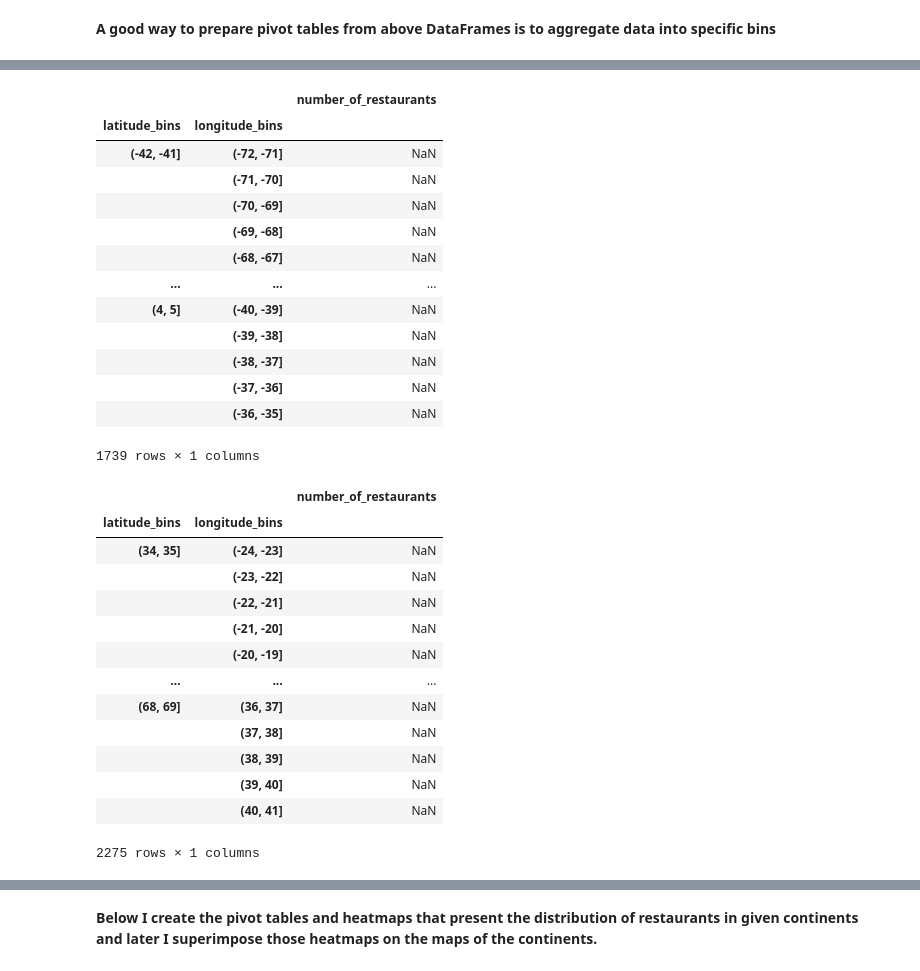
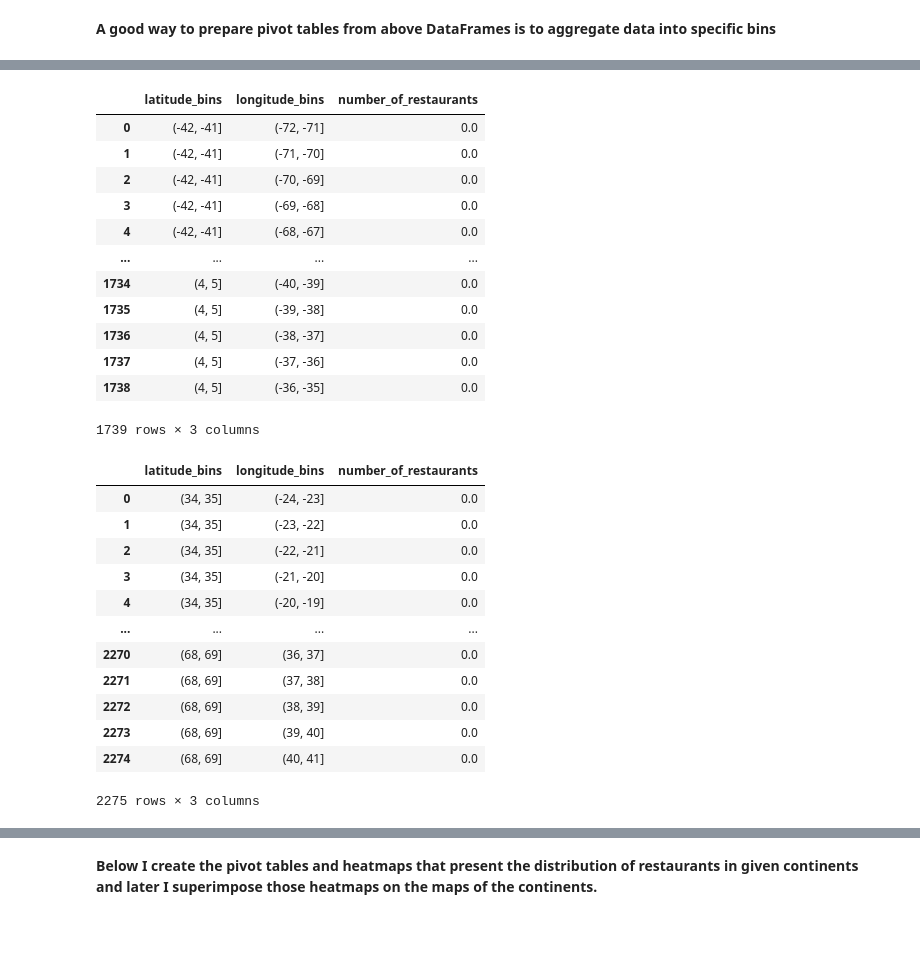
Before and after one commit to mrcnl/Michelin-restaurants-analysis, a Jupyter notebook: michelin_restaurants_analysis.ipynb, the cells around one changed output, grey strips where cells are left out. Cells and saved outputs as stored; diff of their text form; code cells hidden in the pictures; blank space fills up the shorter version.

```diff
--- a/michelin_restaurants_analysis.ipynb
+++ b/michelin_restaurants_analysis.ipynb
@@ -9,9 +9,9 @@ It is necessary to announce that the dataset does not contain the list of all of
 # %%
 import pandas as pd
 # %%
-michelin_1_df = pd.read_csv(r'C:\Users\ASUS\Desktop\Programming\Python\Michelin_project\michelin1.csv')
-michelin_2_df = pd.read_csv(r'C:\Users\ASUS\Desktop\Programming\Python\Michelin_project\michelin2.csv')
-michelin_3_df = pd.read_csv(r'C:\Users\ASUS\Desktop\Programming\Python\Michelin_project\michelin3.csv')
+michelin_1_df = pd.read_csv('Csv_files/michelin1.csv')
+michelin_2_df = pd.read_csv('Csv_files/michelin2.csv')
+michelin_3_df = pd.read_csv('Csv_files/michelin3.csv')
 # %%
 michelin_1_df
 # %% [output]
@@ -367,8 +367,12 @@ michelin_df['price'].unique()
 # %% [output]
 array(['$$$$$', '$$$$', '$$$', '$$', '$', nan], dtype=object)
 # %%
+michelin_df['price'].fillna(0, inplace = True)
+
 michelin_df['price'].replace(['$', '$$', '$$$', '$$$$', '$$$$$'],
                              [1, 2, 3, 4, 5], inplace = True)
 
-michelin_df['price'].unique()
+michelin_df.rename(columns = {'price': 'price_from_1_to_5'}, inplace = True)
+
+michelin_df['price_from_1_to_5'].unique()
 # %% [output]
@@ -378,6 +379,0 @@ array([ 5.,  4.,  3.,  2.,  1., nan])
-# %%
-michelin_df['price'] = michelin_df['price'].astype(pd.Int8Dtype())
-michelin_df['number_of_stars'] = michelin_df['number_of_stars'].astype('int8')
-
-michelin_df.rename(columns = {'price': 'price_from_1_to_5'}, inplace = True)
-michelin_df['price_from_1_to_5'].unique()
@@ -760,45 +755,51 @@ michelin_n_america_df
 # %%
 michelin_s_america_df = michelin_s_america_df.groupby(['latitude_bins', 'longitude_bins'])[['latitude_bins']].count()
 
 michelin_s_america_df.rename(columns = {'latitude_bins': 'number_of_restaurants'}, inplace = True)
 
+michelin_s_america_df = michelin_s_america_df.reset_index(level=[0,1])
+
+michelin_s_america_df['number_of_restaurants'].fillna(0, inplace = True)
+
 michelin_s_america_df
 # %% [output]
-|  |  | number_of_restaurants |
-| latitude_bins | longitude_bins |  |
-| (-42, -41] | (-72, -71] | NaN |
-|  | (-71, -70] | NaN |
-|  | (-70, -69] | NaN |
-|  | (-69, -68] | NaN |
-|  | (-68, -67] | NaN |
-| ... | ... | ... |
-| (4, 5] | (-40, -39] | NaN |
-|  | (-39, -38] | NaN |
-|  | (-38, -37] | NaN |
-|  | (-37, -36] | NaN |
-|  | (-36, -35] | NaN |
+|  | latitude_bins | longitude_bins | number_of_restaurants |
+| 0 | (-42, -41] | (-72, -71] | 0.0 |
+| 1 | (-42, -41] | (-71, -70] | 0.0 |
+| 2 | (-42, -41] | (-70, -69] | 0.0 |
+| 3 | (-42, -41] | (-69, -68] | 0.0 |
+| 4 | (-42, -41] | (-68, -67] | 0.0 |
+| ... | ... | ... | ... |
+| 1734 | (4, 5] | (-40, -39] | 0.0 |
+| 1735 | (4, 5] | (-39, -38] | 0.0 |
+| 1736 | (4, 5] | (-38, -37] | 0.0 |
+| 1737 | (4, 5] | (-37, -36] | 0.0 |
+| 1738 | (4, 5] | (-36, -35] | 0.0 |
-1739 rows × 1 columns
+1739 rows × 3 columns
 # %%
 michelin_europe_df = michelin_europe_df.groupby(['latitude_bins', 'longitude_bins'])[['latitude_bins']].count()
 
 michelin_europe_df.rename(columns = {'latitude_bins': 'number_of_restaurants'}, inplace = True)
 
+michelin_europe_df = michelin_europe_df.reset_index(level=[0,1])
+
+michelin_europe_df['number_of_restaurants'].fillna(0, inplace = True)
+
 michelin_europe_df
 # %% [output]
-|  |  | number_of_restaurants |
-| latitude_bins | longitude_bins |  |
-| (34, 35] | (-24, -23] | NaN |
-|  | (-23, -22] | NaN |
-|  | (-22, -21] | NaN |
-|  | (-21, -20] | NaN |
-|  | (-20, -19] | NaN |
-| ... | ... | ... |
-| (68, 69] | (36, 37] | NaN |
-|  | (37, 38] | NaN |
-|  | (38, 39] | NaN |
-|  | (39, 40] | NaN |
-|  | (40, 41] | NaN |
+|  | latitude_bins | longitude_bins | number_of_restaurants |
+| 0 | (34, 35] | (-24, -23] | 0.0 |
+| 1 | (34, 35] | (-23, -22] | 0.0 |
+| 2 | (34, 35] | (-22, -21] | 0.0 |
+| 3 | (34, 35] | (-21, -20] | 0.0 |
+| 4 | (34, 35] | (-20, -19] | 0.0 |
+| ... | ... | ... | ... |
+| 2270 | (68, 69] | (36, 37] | 0.0 |
+| 2271 | (68, 69] | (37, 38] | 0.0 |
+| 2272 | (68, 69] | (38, 39] | 0.0 |
+| 2273 | (68, 69] | (39, 40] | 0.0 |
+| 2274 | (68, 69] | (40, 41] | 0.0 |
-2275 rows × 1 columns
+2275 rows × 3 columns
 # %%
 michelin_asia_df = michelin_asia_df.groupby(['latitude_bins', 'longitude_bins'])[['latitude_bins']].count()
 
```
Also changed, not shown: parts of 35 cells of this notebook, 16 other files.
